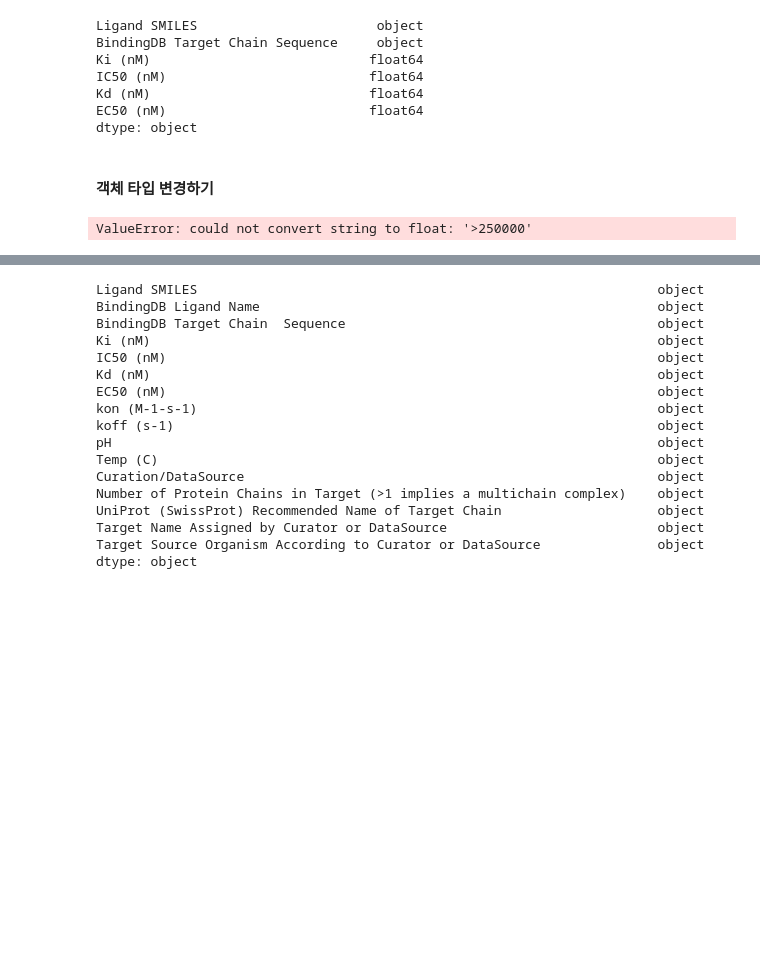
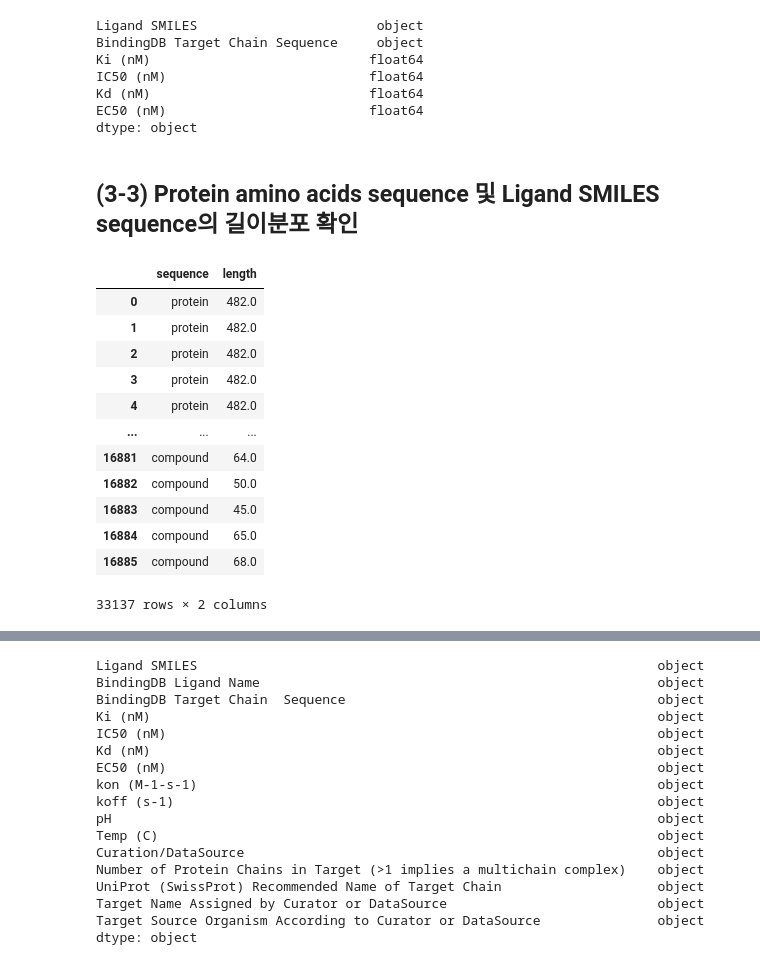
Before and after one commit to Leo-Lee92/drug-discovery-research, a Jupyter notebook: drug-translation/preprocess.ipynb, the cells around one changed output, grey strips where cells are left out. Saved outputs shown, nothing was run; the diff lists cells and outputs as text; code cells hidden in the pictures; blank space fills up the shorter version.

```diff
--- a/drug-translation/preprocess.ipynb
+++ b/drug-translation/preprocess.ipynb
@@ -83,16 +82,5 @@ IC50 (nM)                          float64
 Kd (nM)                            float64
 EC50 (nM)                          float64
 dtype: object
-# %% [markdown]
-#### 객체 타입 변경하기
-# %%
-# 데이터 프레임 내 변수객체들의 자료형 변경 (일단 당장 필요한 변수들만)
-#raw_data2 = raw_data.fillna(0)
-#raw_data2 = raw_data2.astype('str')
-raw_data2[['Ki (nM)']].astype(np.float)
-#raw_data2.astype({'Ki (nM)' : float})
-
-#raw_data2[['Ki (nM)', 'IC50 (nM)', 'Kd (nM)', 'EC50 (nM)']].apply(pd.to_numeric)
-#raw_data.astype({'Ligand SMILES' : 'str', 'BindingDB Ligand Name' : 'str', 'BindingDB Target Chain  Sequence' : 'str', 'Ki (nM)' : 'float', 'IC50 (nM)' : 'float', 'Kd (nM)' : 'float','EC50 (nM)' : 'float'})
-# %% [output]
-ValueError: could not convert string to float: '>250000'
+# %% [markdown]
+## (3-3)  Protein amino acids sequence 및 Ligand SMILES sequence의 길이분포 확인
@@ -98,0 +102,16 @@ ValueError: could not convert string to float: '>250000'
+# %%
+sequence_len_dist_data
+# %% [output]
+|  | sequence | length |
+| 0 | protein | 482.0 |
+| 1 | protein | 482.0 |
+| 2 | protein | 482.0 |
+| 3 | protein | 482.0 |
+| 4 | protein | 482.0 |
+| ... | ... | ... |
+| 16881 | compound | 64.0 |
+| 16882 | compound | 50.0 |
+| 16883 | compound | 45.0 |
+| 16884 | compound | 65.0 |
+| 16885 | compound | 68.0 |
+33137 rows × 2 columns
```
Also changed, not shown: parts of 5 cells of this notebook.
